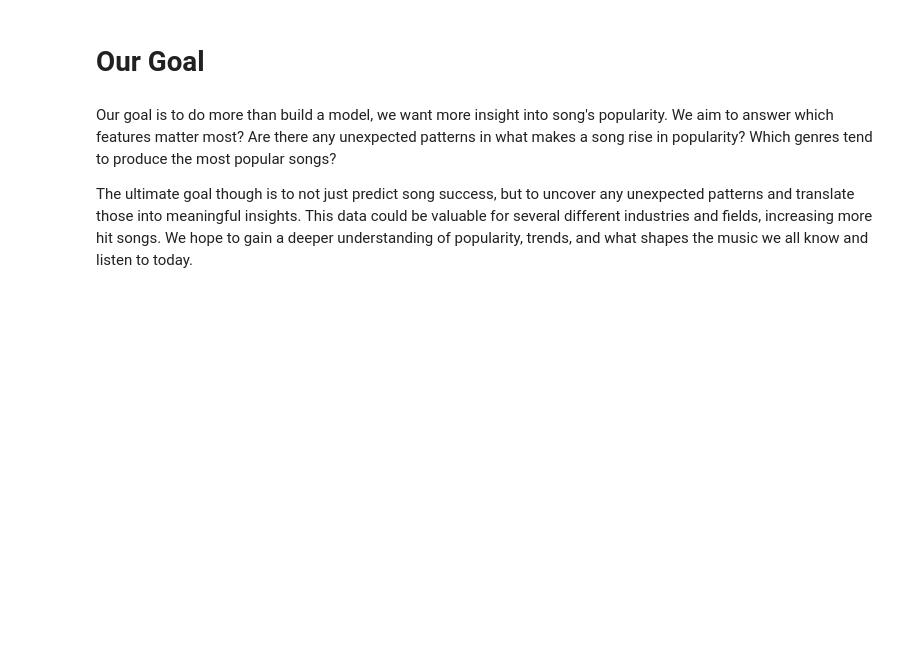
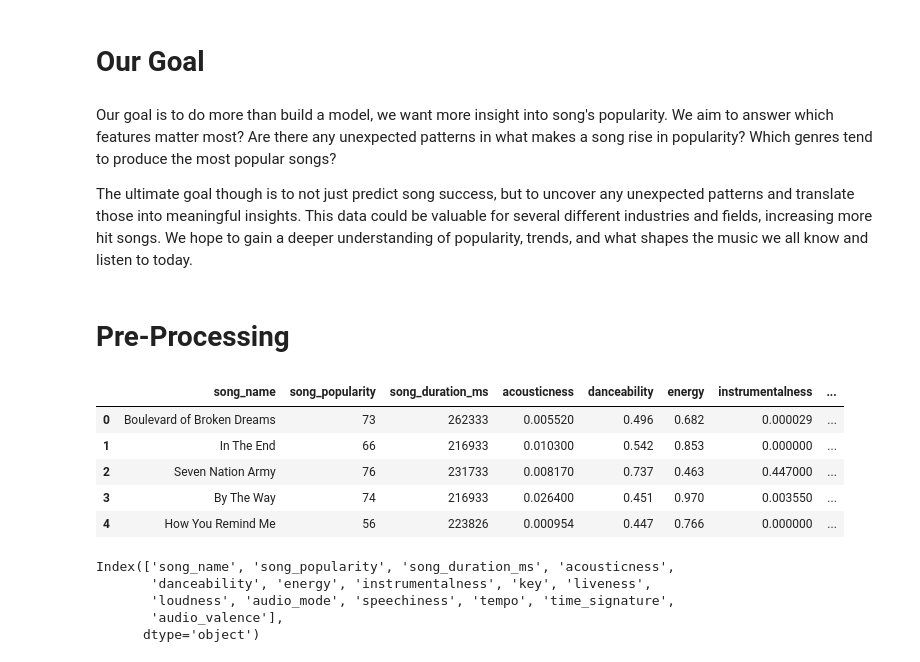
Before and after one commit to santip5/3162FinalProject, a Jupyter notebook: Final Project.ipynb, the cells around one changed output. Drawn from its saved outputs; the diff is of its cells as text; code cells hidden in the pictures; blank space fills up the shorter version.

Commit message:
Pre-Processing

```diff
--- a/Final Project.ipynb
+++ b/Final Project.ipynb
@@ -14,3 +14,5 @@ We believed this dataset was a great set to use for regression modeling. Due to
 Our goal is to do more than build a model, we want more insight into song's popularity. We aim to answer which features matter most? Are there any unexpected patterns in what makes a song rise in popularity? Which genres tend to produce the most popular songs?
 
 The ultimate goal though is to not just predict song success, but to uncover any unexpected patterns and translate those into meaningful insights. This data could be valuable for several different industries and fields, increasing more hit songs. We hope to gain a deeper understanding of popularity, trends, and what shapes the music we all know and listen to today.
+# %% [markdown]
+# Pre-Processing
@@ -16,0 +22,17 @@ The ultimate goal though is to not just predict song success, but to uncover any
+# %%
+df.head()
+# %% [output]
+|  | song_name | song_popularity | song_duration_ms | acousticness | danceability | energy | instrumentalness | ... |
+| 0 | Boulevard of Broken Dreams | 73 | 262333 | 0.005520 | 0.496 | 0.682 | 0.000029 | ... |
+| 1 | In The End | 66 | 216933 | 0.010300 | 0.542 | 0.853 | 0.000000 | ... |
+| 2 | Seven Nation Army | 76 | 231733 | 0.008170 | 0.737 | 0.463 | 0.447000 | ... |
+| 3 | By The Way | 74 | 216933 | 0.026400 | 0.451 | 0.970 | 0.003550 | ... |
+| 4 | How You Remind Me | 56 | 223826 | 0.000954 | 0.447 | 0.766 | 0.000000 | ... |
+# %%
+df.columns
+# %% [output]
+Index(['song_name', 'song_popularity', 'song_duration_ms', 'acousticness',
+       'danceability', 'energy', 'instrumentalness', 'key', 'liveness',
+       'loudness', 'audio_mode', 'speechiness', 'tempo', 'time_signature',
+       'audio_valence'],
+      dtype='object')
```
Also changed, not shown: parts of 10 cells of this notebook, 1 other file.
